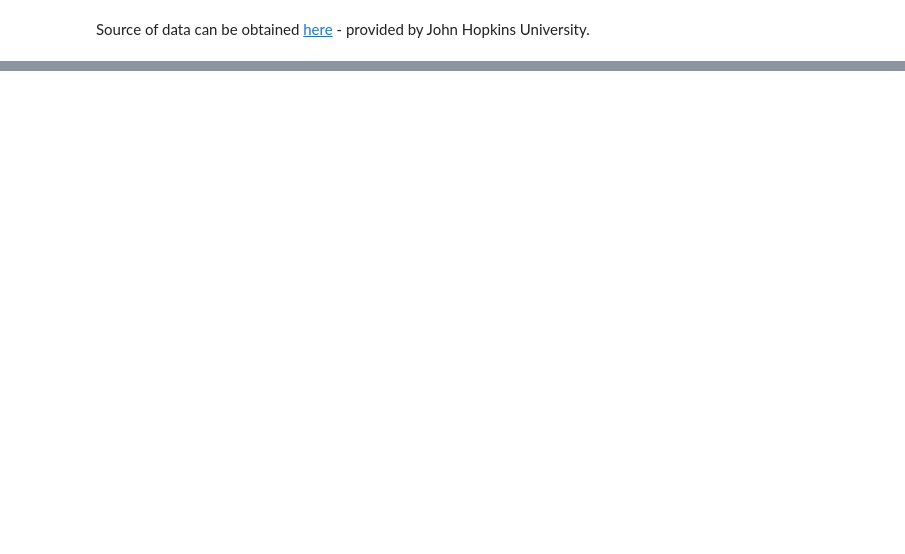
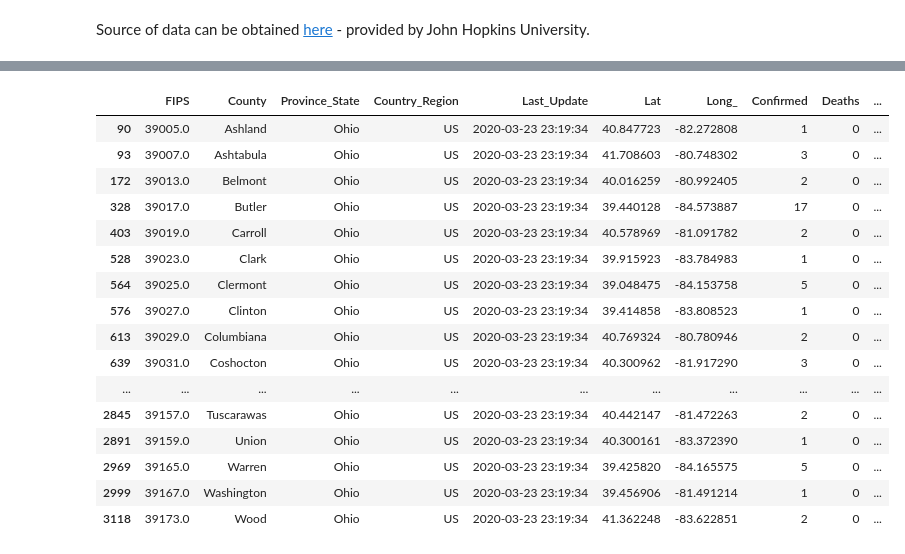
Before and after one commit to pybokeh/jupyter_notebooks, a Jupyter notebook: pandas/misc/covid-19/covid19_by_us_states.ipynb, the cells around one changed output, grey strips where cells are left out. Drawn from its saved outputs; the diff is of its cells as text; code cells hidden in the pictures; blank space fills up the shorter version.

Commit message:
Updated covid by us states example due to changes to data

```diff
--- a/pandas/misc/covid-19/covid19_by_us_states.ipynb
+++ b/pandas/misc/covid-19/covid19_by_us_states.ipynb
@@ -5,5 +5,11 @@ from datetime import date
 from datetime import timedelta
 from typing import TypeVar
 import pandas as pd
-pd.options.display.max_rows=1000
+pd.options.display.max_rows=5000
 DataFrame = TypeVar('pd.core.frame.DataFrame')
+Series = TypeVar('pd.core.series.Series')
+# %%
+data_date: str = date.fromisoformat('2020-03-23').strftime('%m-%d-%Y')
+data_url: str = f"https://raw.githubusercontent.com/CSSEGISandData/COVID-19/master/csse_covid_19_data/csse_covid_19_daily_reports/{data_date}.csv"
+# %%
+df: DataFrame = pd.read_csv(data_url)
@@ -10 +25,23 @@ DataFrame = TypeVar('pd.core.frame.DataFrame')
+# %%
+df_us: DataFrame = df[df['Country_Region'] == 'US'].query("Confirmed > 0").rename(columns={'Admin2': 'County', 'Combined_Key': 'County_State'})
+# %%
+df_us.query("Province_State=='Ohio'")
+# %% [output]
+|  | FIPS | County | Province_State | Country_Region | Last_Update | Lat | Long_ | Confirmed | Deaths | ... |
+| 90 | 39005.0 | Ashland | Ohio | US | 2020-03-23 23:19:34 | 40.847723 | -82.272808 | 1 | 0 | ... |
+| 93 | 39007.0 | Ashtabula | Ohio | US | 2020-03-23 23:19:34 | 41.708603 | -80.748302 | 3 | 0 | ... |
+| 172 | 39013.0 | Belmont | Ohio | US | 2020-03-23 23:19:34 | 40.016259 | -80.992405 | 2 | 0 | ... |
+| 328 | 39017.0 | Butler | Ohio | US | 2020-03-23 23:19:34 | 39.440128 | -84.573887 | 17 | 0 | ... |
+| 403 | 39019.0 | Carroll | Ohio | US | 2020-03-23 23:19:34 | 40.578969 | -81.091782 | 2 | 0 | ... |
+| 528 | 39023.0 | Clark | Ohio | US | 2020-03-23 23:19:34 | 39.915923 | -83.784983 | 1 | 0 | ... |
+| 564 | 39025.0 | Clermont | Ohio | US | 2020-03-23 23:19:34 | 39.048475 | -84.153758 | 5 | 0 | ... |
+| 576 | 39027.0 | Clinton | Ohio | US | 2020-03-23 23:19:34 | 39.414858 | -83.808523 | 1 | 0 | ... |
+| 613 | 39029.0 | Columbiana | Ohio | US | 2020-03-23 23:19:34 | 40.769324 | -80.780946 | 2 | 0 | ... |
+| 639 | 39031.0 | Coshocton | Ohio | US | 2020-03-23 23:19:34 | 40.300962 | -81.917290 | 3 | 0 | ... |
+| ... | ... | ... | ... | ... | ... | ... | ... | ... | ... | ... |
+| 2845 | 39157.0 | Tuscarawas | Ohio | US | 2020-03-23 23:19:34 | 40.442147 | -81.472263 | 2 | 0 | ... |
+| 2891 | 39159.0 | Union | Ohio | US | 2020-03-23 23:19:34 | 40.300161 | -83.372390 | 1 | 0 | ... |
+| 2969 | 39165.0 | Warren | Ohio | US | 2020-03-23 23:19:34 | 39.425820 | -84.165575 | 5 | 0 | ... |
+| 2999 | 39167.0 | Washington | Ohio | US | 2020-03-23 23:19:34 | 39.456906 | -81.491214 | 1 | 0 | ... |
+| 3118 | 39173.0 | Wood | Ohio | US | 2020-03-23 23:19:34 | 41.362248 | -83.622851 | 2 | 0 | ... |
 # %%
```
Also changed, not shown: parts of 8 cells of this notebook, 3 other files.
